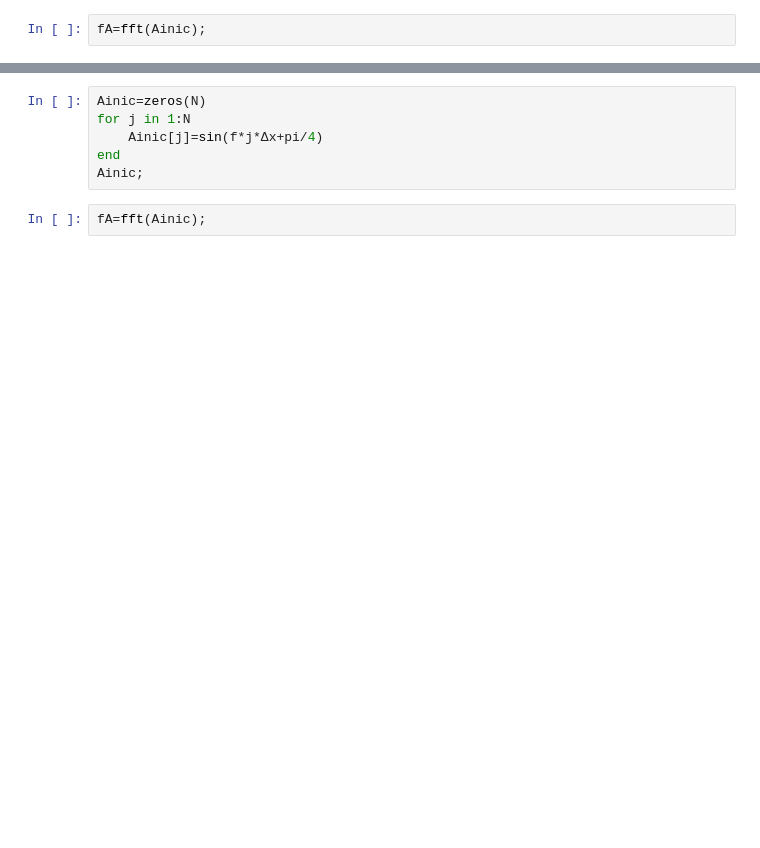
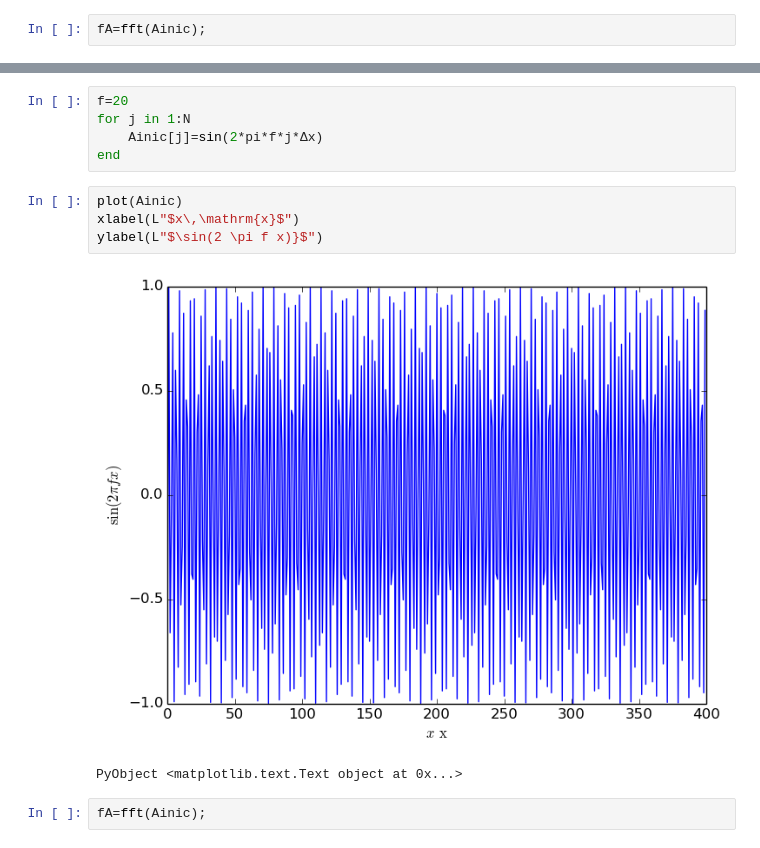
Before and after one commit to carlosmvillegasb/ProyectoFinal, a Jupyter notebook: ProyectoFourier_Granados-Villegas.ipynb, the cells around one changed output, grey strips where cells are left out. Cells and saved outputs as stored; diff of their text form; blank space fills up the shorter version.

```diff
--- a/ProyectoFourier_Granados-Villegas.ipynb
+++ b/ProyectoFourier_Granados-Villegas.ipynb
@@ -554,8 +580,14 @@ plot(dominio_k[1:N/2],imag(fA[1:N/2]))
 # %%
-Ainic=zeros(N)
+f=20
 for j in 1:N
-    Ainic[j]=sin(f*j*Δx+pi/4)
+    Ainic[j]=sin(2*pi*f*j*Δx)
 end
-Ainic;
+# %%
+plot(Ainic)
+xlabel(L"$x\,\mathrm{x}$")
+ylabel(L"$\sin(2 \pi f x)}$")
+# %% [output]
+[figure, added]
+PyObject <matplotlib.text.Text object at 0x...>
 # %%
 fA=fft(Ainic);
```
Also changed, not shown: parts of 19 cells of this notebook.
